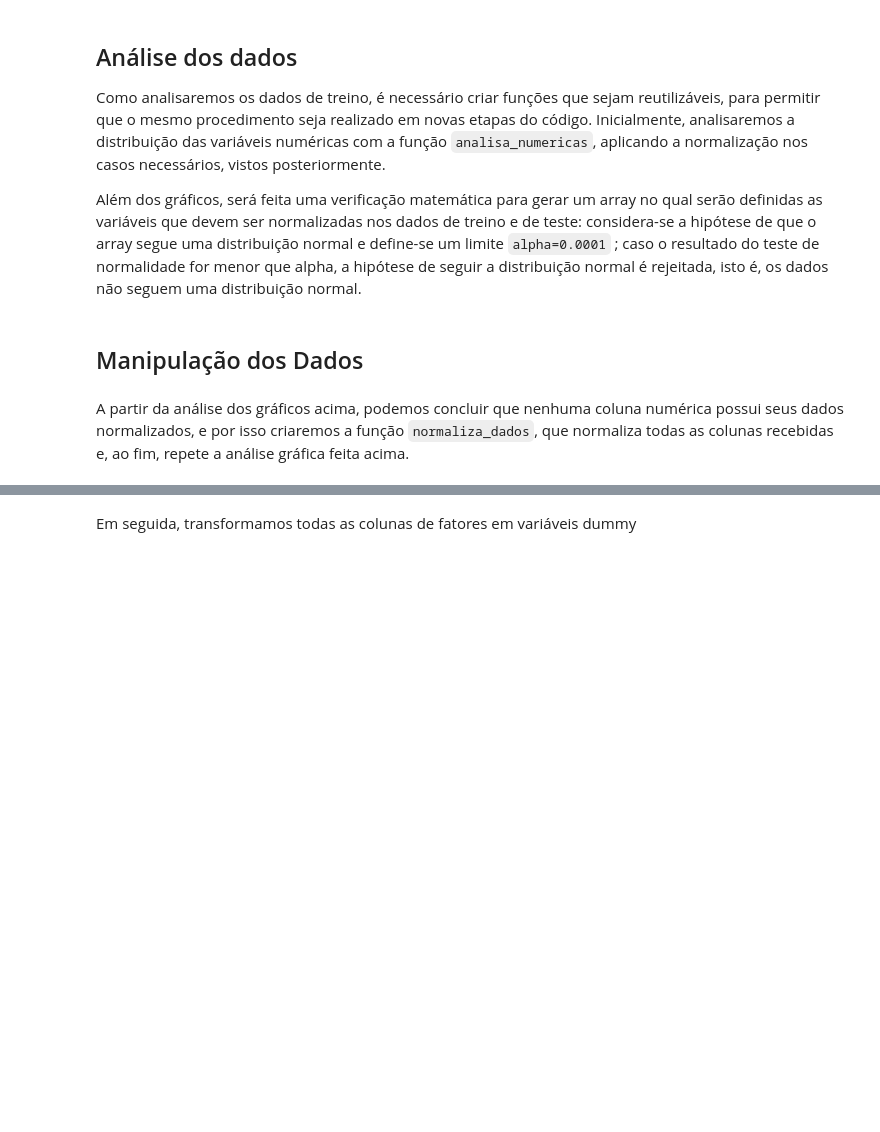
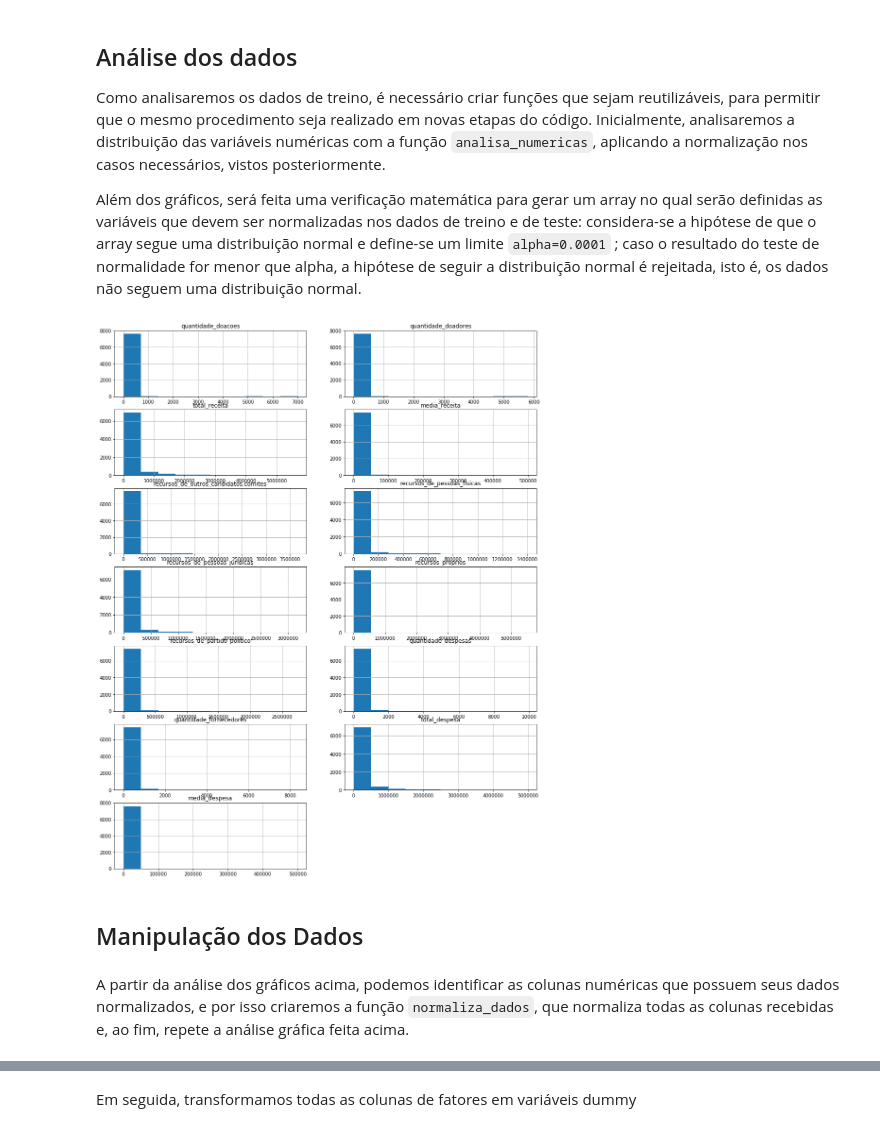
Before and after one commit to juliobguedes/predictive-data-science, a Jupyter notebook: lab4/notebooks/Lab4.ipynb, the cells around one changed output, grey strips where cells are left out. Cells and saved outputs as stored; diff of their text form; code cells hidden in the pictures; blank space fills up the shorter version.

```diff
--- a/lab4/notebooks/Lab4.ipynb
+++ b/lab4/notebooks/Lab4.ipynb
@@ -39,5 +81,6 @@ try:
   treino = pd.read_csv(drv + 'train_cat.csv')
   teste = pd.read_csv(drv + 'test_cat.csv')
 except:
-  treino = pd.read_csv('train_cat.csv')
-  teste = pd.read_csv('test_cat.csv')
+  parent = '../datasets/'
+  treino = pd.read_csv(parent + 'train.csv')
+  teste = pd.read_csv(parent + 'test.csv')
@@ -66,31 +149,41 @@ considera-se a hipótese de que o array segue uma distribuição normal e define
 # %%
+def is_numerico(coluna):
+  valor = coluna.ravel()[0]
+  numericos = [np.float64, np.float32, np.int64]
+  for n in numericos:
+    if isinstance(valor, n):
+      return True
+  return False
+
+
 def analisa_numericas(df):
   plt.figure(figsize=(16,24))
   plt.title('Análise das variáveis')
+
   col_numericas = []
   col_nao_normais = []
   alpha = 1e-3
 
   for coluna in list(df):
-    if (isinstance(df[coluna][0], np.int64) or isinstance(df[coluna][0], np.float64)) \
-      and coluna != "ano" and coluna != "sequencial_candidato":
+    if is_numerico(df[coluna]) and coluna != "ano" and coluna != "sequencial_candidato":
       col_numericas.append(coluna)
       if normaltest(df[coluna])[1] < alpha:
         col_nao_normais.append(coluna)
 
   for i in range(len(col_numericas)):
     coluna = col_numericas[i]
     plt.subplot(round(len(col_numericas)/2.0)+1, 2, i+1)
     plt.title(coluna)
-    maxx = int(max(df[coluna]))
-    plt.hist(df[coluna], maxx)
+    df[coluna].hist()
   plt.show()
 
   return col_nao_normais
 
 colunas = analisa_numericas(treino)
+# %% [output]
+[figure, added]
 # %% [markdown]
 ## Manipulação dos Dados
 # %% [markdown]
-A partir da análise dos gráficos acima, podemos concluir que nenhuma coluna numérica possui seus dados normalizados, e por isso criaremos a função `normaliza_dados`,  que normaliza todas as colunas recebidas e, ao fim, repete a análise gráfica feita acima.
+A partir da análise dos gráficos acima, podemos identificar as colunas numéricas que possuem seus dados normalizados, e por isso criaremos a função `normaliza_dados`,  que normaliza todas as colunas recebidas e, ao fim, repete a análise gráfica feita acima.
 # %%
```
Also changed, not shown: parts of 132 cells of this notebook, 9 other files.
